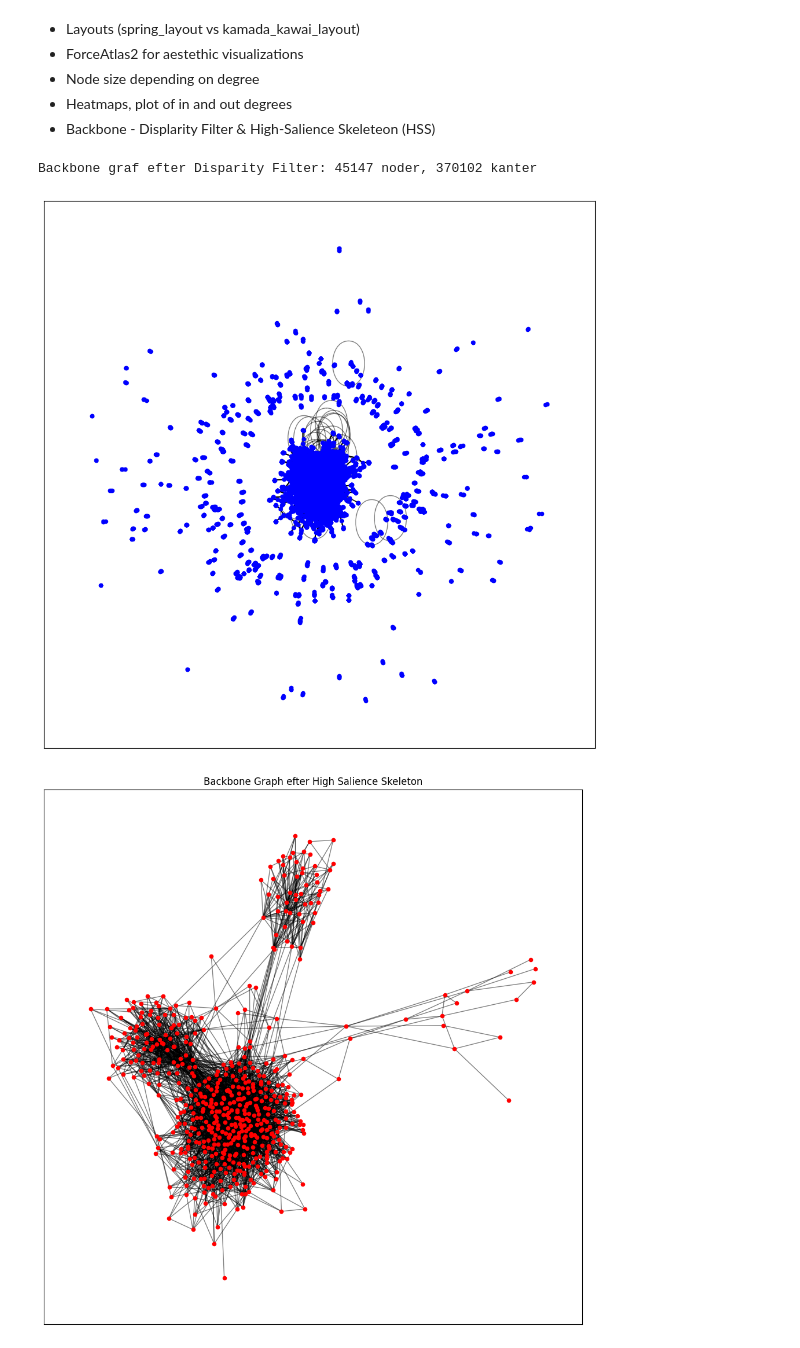
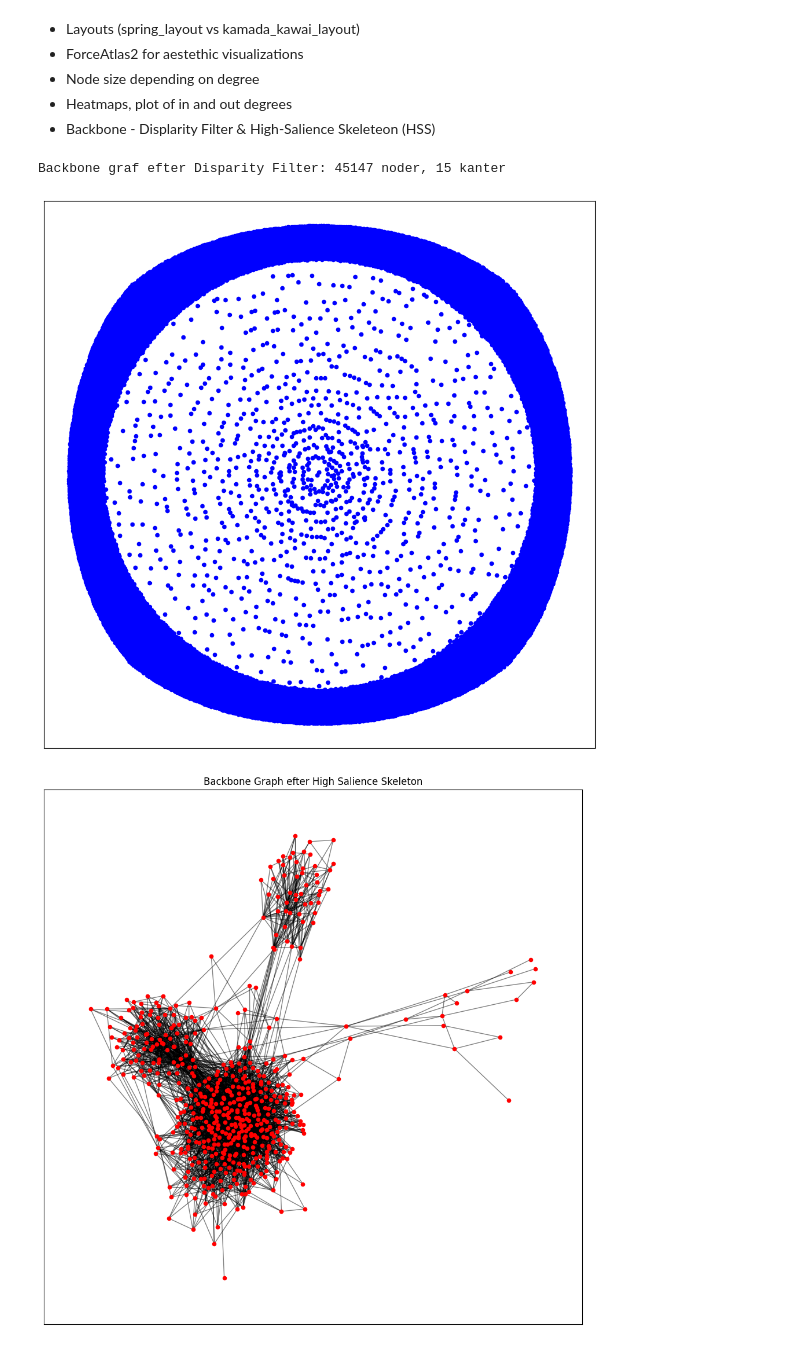
Before and after one commit to RasDTU02/social-graphs, a Jupyter notebook: main.ipynb, the cells around one changed output. Drawn from its saved outputs; the diff is of its cells as text; code cells hidden in the pictures.

```diff
--- a/main.ipynb
+++ b/main.ipynb
@@ -589,36 +589,36 @@ def disparity_filter(G, alpha=0.05):
             for nbr, data in G[node].items():
                 backbone.add_edge(node, nbr, **data)
             continue
 
         # sum of incident weights
         w_sum = sum(data["weight"] for _, data in G[node].items())
 
         for nbr, data in G[node].items():
             w = data["weight"]
             p_ij = w / w_sum
 
             # Disparity Filter significance test
             alpha_ij = 1 - (1 - p_ij) ** (k - 1)
 
             if alpha_ij < alpha:
                 # keep significant edge
                 backbone.add_edge(node, nbr, **data)
 
     return backbone
 
 # Anvend disparity filter på grafen H
-backbone_H = disparity_filter(H, alpha=0.8)
+backbone_H = disparity_filter(H, alpha=0.0001)
 print("\nBackbone graf efter Disparity Filter: {} noder, {} kanter".format(backbone_H.number_of_nodes(), backbone_H.number_of_edges()))
 
 # plot
 pos = nx.spring_layout(backbone_H, seed=42)
 plt.figure(figsize=(12, 12))
 nx.draw_networkx_nodes(backbone_H, pos, node_size=20, node_color='blue')
 nx.draw_networkx_edges(backbone_H, pos, alpha=0.5)
 plt.show()
 # %% [output]
-Backbone graf efter Disparity Filter: 45147 noder, 370102 kanter
+Backbone graf efter Disparity Filter: 45147 noder, 15 kanter
-[figure, old version]
+[figure, new version]
 # %%
 import networkx as nx
 from collections import defaultdict
```
Also changed, not shown: 2 other files.
